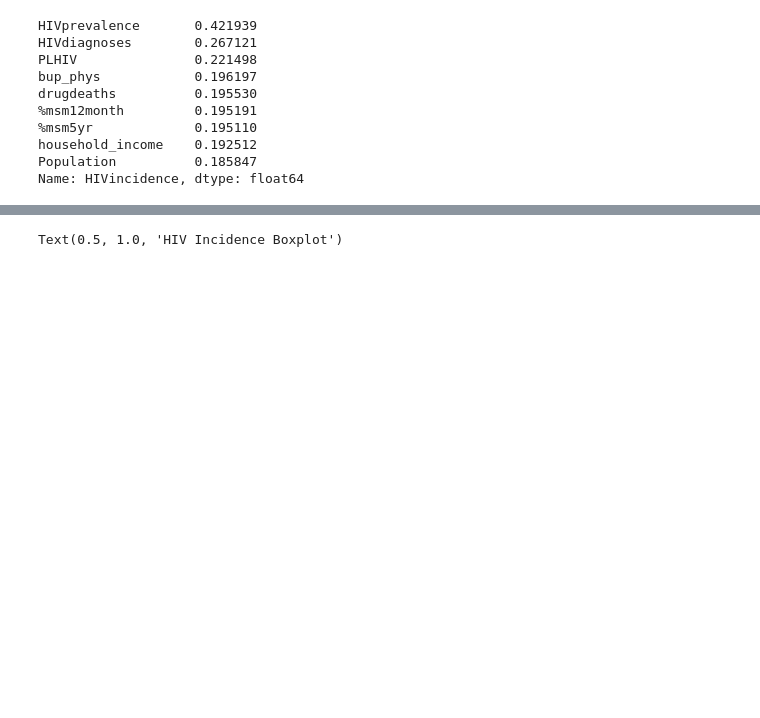
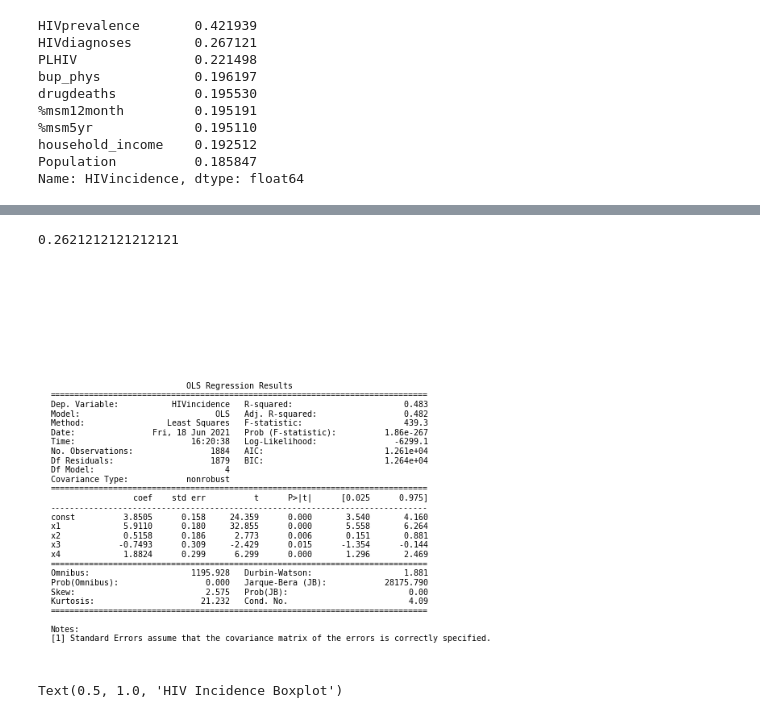
Before and after one commit to Cynz300/forecasting-hiv-incidences-private, a Jupyter notebook: notebooks/ilya_nb.ipynb, the cells around one changed output, grey strips where cells are left out. Cells and saved outputs as stored; diff of their text form; code cells hidden in the pictures; blank space fills up the shorter version.

```diff
--- a/notebooks/ilya_nb.ipynb
+++ b/notebooks/ilya_nb.ipynb
@@ -113,3 +117,18 @@ Notes:
+# %%
+idx = np.argmin(rmse_lst)
+test_sizes[idx]
+# %% [output]
+0.2621212121212121
+# %%
+ols = OLS_score(simple_df, simple_df.columns[1:])
+plt.rc('figure', figsize=(12, 7))
+#plt.text(0.01, 0.05, str(model.summary()), {'fontsize': 12}) old approach
+plt.text(0.01, 0.05, str(ols), {'fontsize': 10}, fontproperties = 'monospace') # approach improved by OP -> monospace!
+plt.axis('off')
+plt.tight_layout()
+plt.savefig('../images/ols_output.png')
+# %% [output]
+[figure, added]
 # %%
 simple_df.boxplot(column = 'HIVincidence')
 plt.ylabel('HIV Incidences')
```
Also changed, not shown: parts of 7 cells of this notebook, 3 other files.
